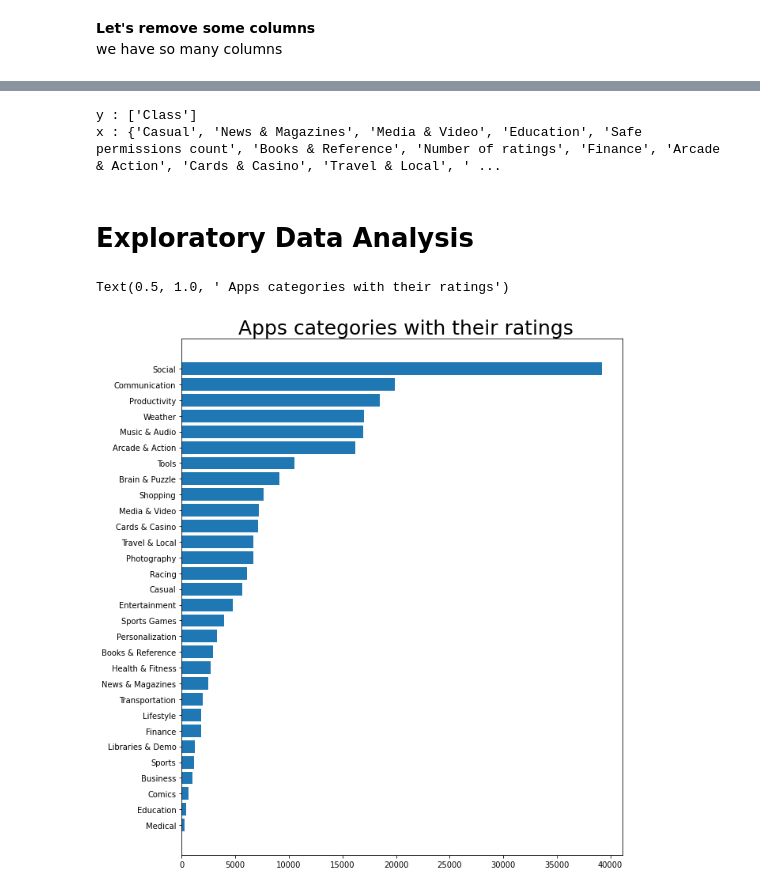
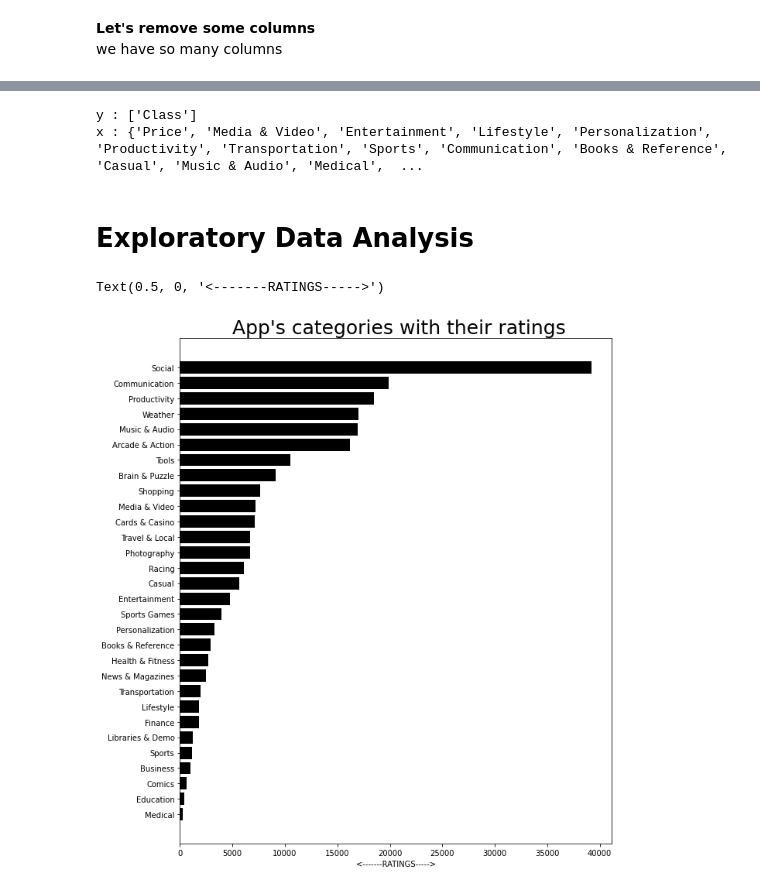
Before and after one commit to ajayn3300/Android-Authenticity-Prediction--Classification-, a Jupyter notebook: ANDRIOD_AUTHENTICITY_PREDICTION.ipynb, the cells around one changed output, grey strips where cells are left out. Saved outputs shown, nothing was run; the diff lists cells and outputs as text; code cells hidden in the pictures.

```diff
--- a/ANDRIOD_AUTHENTICITY_PREDICTION.ipynb
+++ b/ANDRIOD_AUTHENTICITY_PREDICTION.ipynb
@@ -607,5 +607,9 @@ print(names)
  'Travel & Local' 'Weather']
 # %%
 # now we will do multilabel encoding
-calsses=pd.DataFrame(mlb.fit_transform(np.vstack(data['Category'])))
-calsses.columns=names
+data['Category']=data['Category'].astype(str)   # changing column dtype to str
+
+# Multi-label Binarizer
+categories=pd.DataFrame(mlb.fit_transform(np.vstack(data['Category'])))
+categories.columns=names
+categories['index']=[i for i in range(len(categories))]
@@ -622,0 +622,6 @@ df.head(2)
+# %%
+# Let's merge
+data['index']=[i for i in range(len(data))]   # we will join on this and will drop this column
+
+#merge
+df=pd.merge(data,categories,how='right',on=data['index'])
@@ -633,10 +645,11 @@ we have so many columns
 #dropping columns
 #saving columns name ,which are to be removed
 
-remove=[i for i in df.columns if i[-1]==')']
+remove=[i for i in data.columns if i[-1]==')']
 
 # drop
 df.drop(columns=remove,inplace=True)
+df.drop(columns=['key_0','index_x','index_y'],inplace=True)
 # %%
 #lets check
 df.shape
@@ -647,11 +660,3 @@ df.shape
-# %%
-# one hot encoding to column Related APP
-
-# first we will convert all data types to string
-df['Related apps']=df['Related apps'].astype(str)
-
-#adding column
-df['related_apps']=df['Related apps'].apply(lambda x: len(x.split()))
 # %%
 #check
 df.head(2)
@@ -667,15 +672,16 @@ print('y :',y)
 print('x :',x )
 # %% [output]
 y : ['Class']
-x : {'Casual', 'News & Magazines', 'Media & Video', 'Education', 'Safe permissions count', 'Books & Reference', 'Number of ratings', 'Finance', 'Arcade & Action', 'Cards & Casino', 'Travel & Local', ' ...
+x : {'Price', 'Media & Video', 'Entertainment', 'Lifestyle', 'Personalization', 'Productivity', 'Transportation', 'Sports', 'Communication', 'Books & Reference', 'Casual', 'Music & Audio', 'Medical',  ...
 # %% [markdown]
 # **Exploratory Data Analysis**
 # %%
 # categories with highesh rating
 plt.figure(figsize=(10,12))
 hr=df.groupby('Category')['Number of ratings'].mean().reset_index().sort_values(by=['Number of ratings'])
-plt.barh(hr['Category'],hr['Number of ratings'])
-plt.title(' Apps categories with their ratings',fontsize=25)
+plt.barh(hr['Category'],hr['Number of ratings'],color='black')
+plt.title(" App's categories with their ratings",fontsize=25)
+plt.xlabel('<-------RATINGS----->',fontsize=10)
 # %% [output]
-Text(0.5, 1.0, ' Apps categories with their ratings')
+Text(0.5, 0, '<-------RATINGS----->')
-[figure, old version]
+[figure, new version]
```
Also changed, not shown: parts of 17 cells of this notebook.
